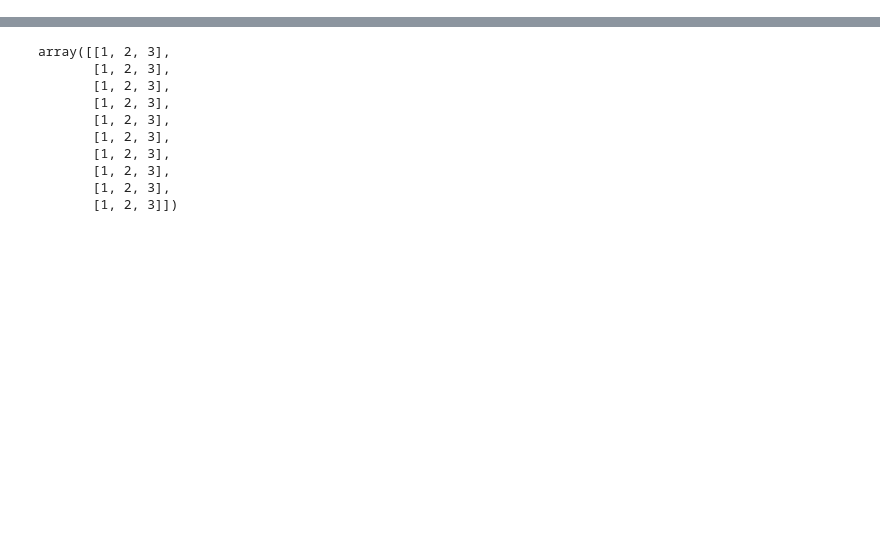
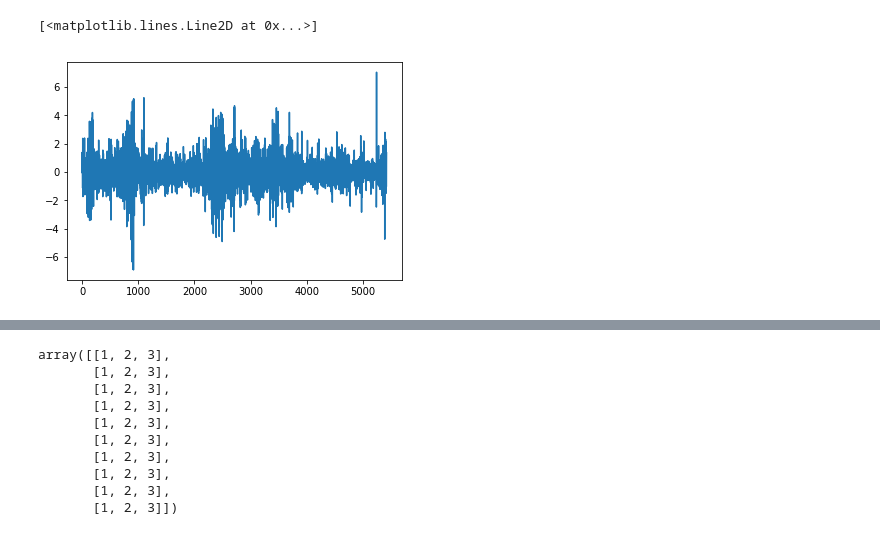
Before and after one commit to FRTP/Algorithms, a Jupyter notebook: src/main.ipynb, the cells around one changed output, grey strips where cells are left out. Drawn from its saved outputs; the diff is of its cells as text; code cells hidden in the pictures; blank space fills up the shorter version.

```diff
--- a/src/main.ipynb
+++ b/src/main.ipynb
@@ -48,3 +259,8 @@ Ret, sharp = rewardFunction(X, miu, delta, Ft, M)
+# %%
+plt.plot(Xn)
+# %% [output]
+[<matplotlib.lines.Line2D at 0x...>]
+[figure, added]
 # %%
 # initial_theta = np.ones((M+2, 1))
 
```
Also changed, not shown: parts of 13 cells of this notebook, 1 other file.
